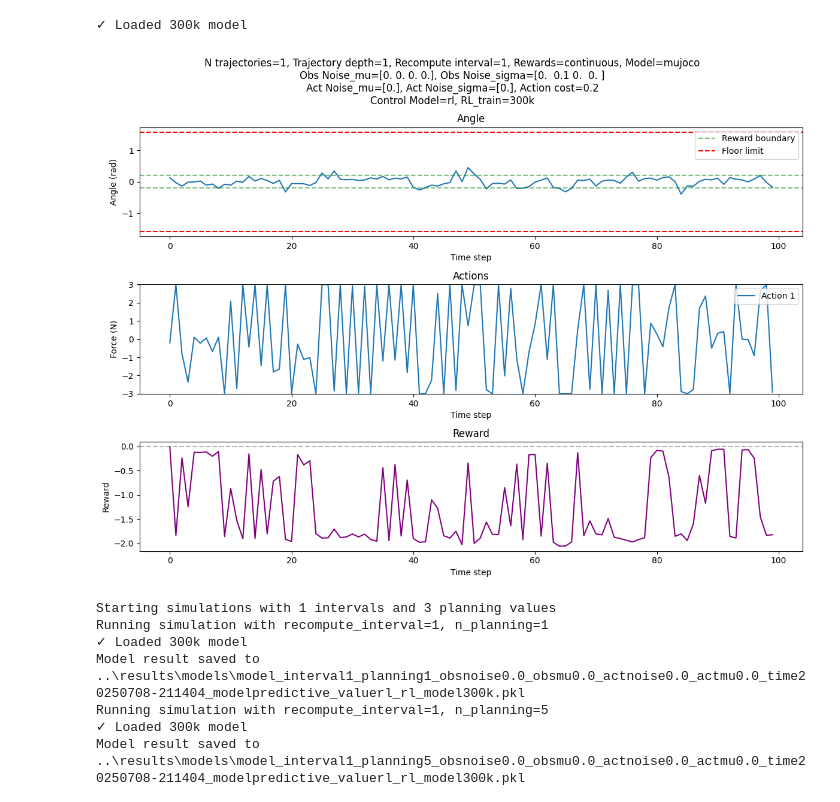
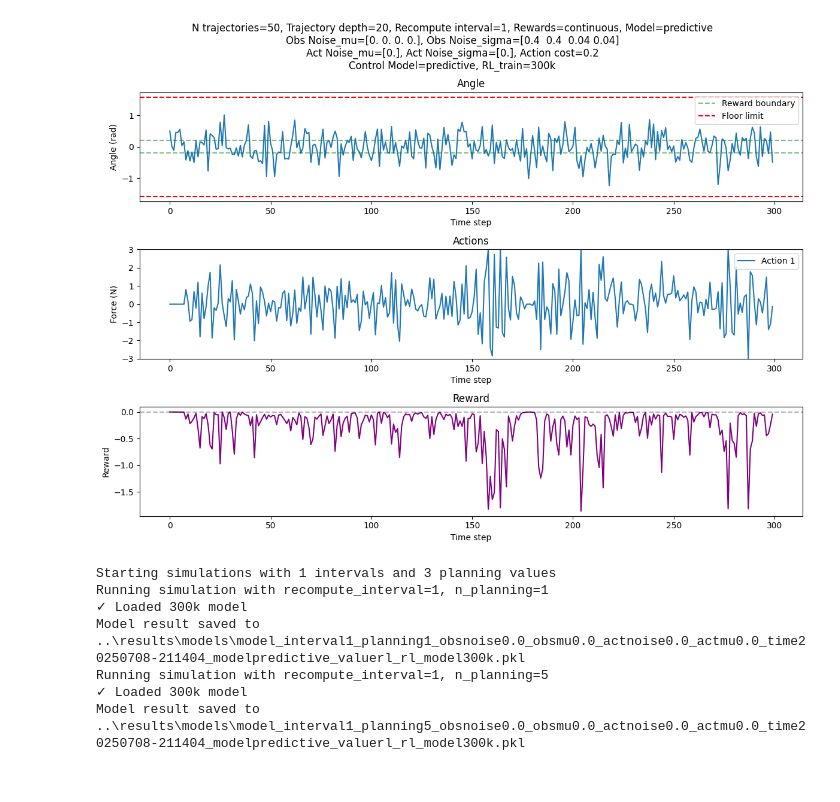
Before and after one commit to jtbuch/mpc_dojo, a Jupyter notebook: cartpole/notebooks/MujocoCartpoleSimulations.ipynb, the cells around one changed output. Saved outputs shown, nothing was run; the diff lists cells and outputs as text; code cells hidden in the pictures.

```diff
--- a/cartpole/notebooks/MujocoCartpoleSimulations.ipynb
+++ b/cartpole/notebooks/MujocoCartpoleSimulations.ipynb
@@ -12,23 +12,22 @@ import torch
 from stable_baselines3 import TD3
 # %%
 # Simulate the bird
-planning_width = 1 # how many trajectories to simulate
-n_planning = 1 # how deep the rolout of each trajectory is
+planning_width = 50 # how many trajectories to simulate
+n_planning = 20 # how deep the rolout of each trajectory is
 recompute_interval = 1
 n_episodes = 1
-time_steps = 100
+time_steps = 300
 reward_type='continuous' # rewards can be 'discrete' or 'continuous'
-model_type='mujoco' # model can be 'mujoco' or 'linear_full' or 'linear_reduced_<int>' where <int> is the rank of the model
 obs_noise_mu=np.array([0.0, 0.0, 0.0, 0.0]) # mean of the noise added to the observations
-obs_noise_sigma=np.array([0.0, 0.1, 0.0, 0.0]) # standard deviation of the noise added to the observations
+obs_noise_sigma=np.array([0.4, 0.4, 0.04, 0.04]) # standard deviation of the noise added to the observations
 act_noise_mu=np.array([0.0]) # mean of the noise added to the actions
 act_noise_sigma=np.array([0.0]) # standard deviation of the noise added to the actions
 action_cost = 0.2
-control_model = 'rl' # sampling method can be 'predictive' or 'random'
-value = 'rl' # value can be 'env' or 'rl' to use MuJoCo env or RL model
+control_model = 'predictive' # sampling method can be 'predictive' or 'random'
+value = 'env' # value can be 'env' or 'rl' to use MuJoCo env or RL model
 rl_model = '300k' # name of the RL model to use, if applicable
 
-bird = MPCShittyBird(n_actions = 10, planning_width=planning_width, n_planning=n_planning, reward_type=reward_type, model_type=model_type, action_cost=action_cost, control_model=control_model,value=value, rl_model=rl_model)
+bird = MPCShittyBird(n_actions = 10, planning_width=planning_width, n_planning=n_planning, reward_type=reward_type, action_cost=action_cost, control_model=control_model,value=value, rl_model=rl_model)
 
 # Simulate the bird
 simulation_data = simulate_one_model(bird, n_episodes=n_episodes, time_steps=time_steps,recompute_interval=recompute_interval, obs_noise_mu=obs_noise_mu, obs_noise_sigma=obs_noise_sigma, act_noise_mu=act_noise_mu, act_noise_sigma=act_noise_sigma, reward_type=reward_type, action_cost=action_cost)
@@ -45,7 +44,7 @@ actions = np.vstack([episode1[k] for k in action_keys]).T
 
 plt.figure(figsize=(12, 9))  # Made figure taller to accommodate third subplot
 plt.suptitle(
-    f'N trajectories={planning_width}, Trajectory depth={n_planning}, Recompute interval={recompute_interval}, Rewards={reward_type}, Model={model_type}\n'
+    f'N trajectories={planning_width}, Trajectory depth={n_planning}, Recompute interval={recompute_interval}, Rewards={reward_type}, Model={control_model}\n'
     f'Obs Noise_mu={obs_noise_mu}, Obs Noise_sigma={obs_noise_sigma}\n'
     f'Act Noise_mu={act_noise_mu}, Act Noise_sigma={act_noise_sigma}, Action cost={action_cost}\n'
     f'Control Model={control_model}, RL_train={rl_model}',
@@ -57,35 +56,34 @@ plt.subplot(3, 1, 1)  # Changed to 3 rows
 plt.plot(angle)
 plt.title('Angle')
 plt.xlabel('Time step')
 plt.ylabel('Angle (rad)')
 plt.axhline(y=-0.2, color='g', linestyle='--', alpha=0.5, label='Reward boundary')
 plt.axhline(y=0.2, color='g', linestyle='--', alpha=0.5)
 plt.axhline(y=-1.573, color='r', linestyle='--', label='Floor limit')
 plt.axhline(y=1.573, color='r', linestyle='--')
 plt.legend()
 
 # Plot the actions
 plt.subplot(3, 1, 2)  # Changed to 3 rows
 plt.plot(actions)
 plt.title('Actions')
 plt.xlabel('Time step')
 plt.ylabel('Force (N)')
 plt.ylim(-3, 3)
 plt.legend([f'Action {i+1}' for i in range(actions.shape[1])], loc='upper right')
 
 # Add reward subplot
 plt.subplot(3, 1, 3)
 plt.plot(reward, 'purple')
 plt.title('Reward')
 plt.xlabel('Time step')
 plt.ylabel('Reward')
 plt.axhline(y=0, color='k', linestyle='--', alpha=0.3)
 
 plt.tight_layout()
 plt.show()
 # %% [output]
-✓ Loaded 300k model
-[figure, old version]
+[figure, new version]
 # %%
 single_sim_config = {
     'planning_width': 100,
```
Also changed, not shown: 4 other files.
